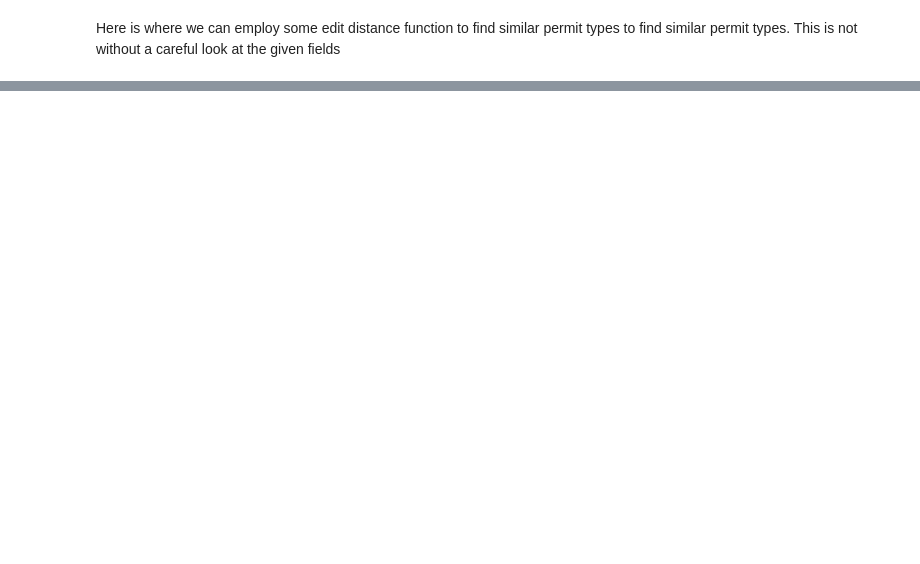
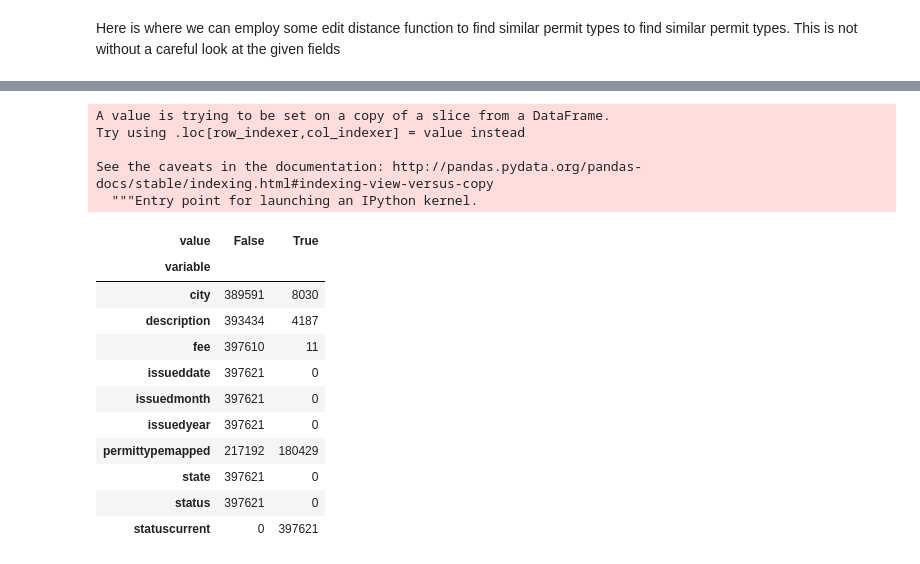
Before and after one commit to sunlightpolicy/open_data_standards_project, a Jupyter notebook: procurement.ipynb, the cells around one changed output, grey strips where cells are left out. Drawn from its saved outputs; the diff is of its cells as text; code cells hidden in the pictures; blank space fills up the shorter version.

```diff
--- a/procurement.ipynb
+++ b/procurement.ipynb
@@ -512,2 +541,10 @@ pd.DataFrame(sem_dict)
 # %% [markdown]
 Here is where we can employ some edit distance function to find similar permit types to find similar permit types.  This is not without a careful look at the given fields
+# %%
+def not_null_then_upper(series):
+    if series == None:
+        return float('nan')
+    else:
+        return series.upper()
+
+agg_df_2010['permittypemapped'] = agg_df_2010.permittypemapped.apply(lambda x: not_null_then_upper(x))
@@ -513,0 +564,8 @@ Here is where we can employ some edit distance function to find similar permit t
+# %%
+agg_df_2010['state']=agg_df_2010.state.fillna('TN')
+# %% [output]
+A value is trying to be set on a copy of a slice from a DataFrame.
+Try using .loc[row_indexer,col_indexer] = value instead
+
+See the caveats in the documentation: http://pandas.pydata.org/pandas-docs/stable/indexing.html#indexing-view-versus-copy
+  """Entry point for launching an IPython kernel.
@@ -513,0 +574,15 @@ Here is where we can employ some edit distance function to find similar permit t
+# %%
+check_na(agg_df_2010)
+# %% [output]
+| value | False | True |
+| variable |  |  |
+| city | 389591 | 8030 |
+| description | 393434 | 4187 |
+| fee | 397610 | 11 |
+| issueddate | 397621 | 0 |
+| issuedmonth | 397621 | 0 |
+| issuedyear | 397621 | 0 |
+| permittypemapped | 217192 | 180429 |
+| state | 397621 | 0 |
+| status | 397621 | 0 |
+| statuscurrent | 0 | 397621 |
```
Also changed, not shown: parts of 16 cells of this notebook, 7 other files.
